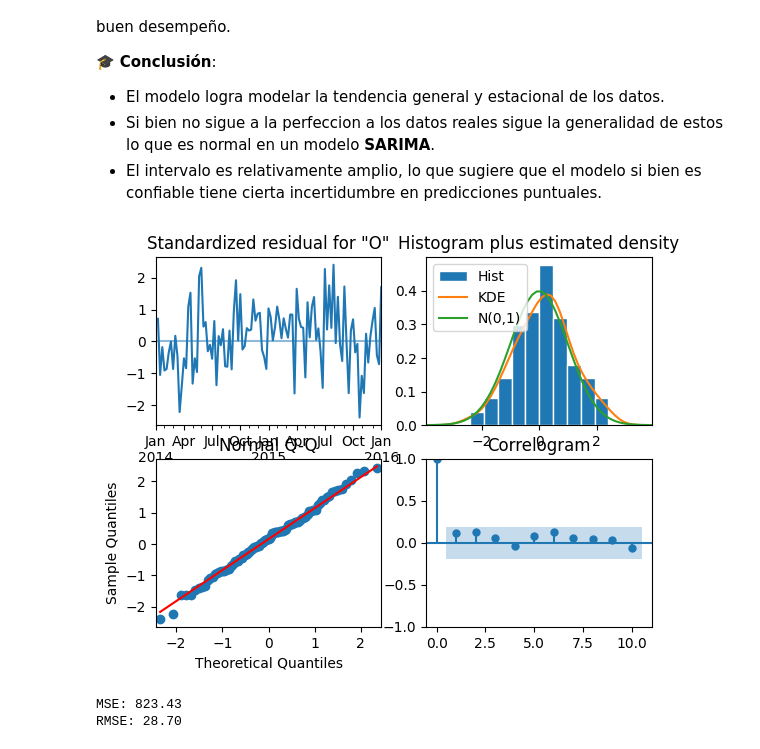
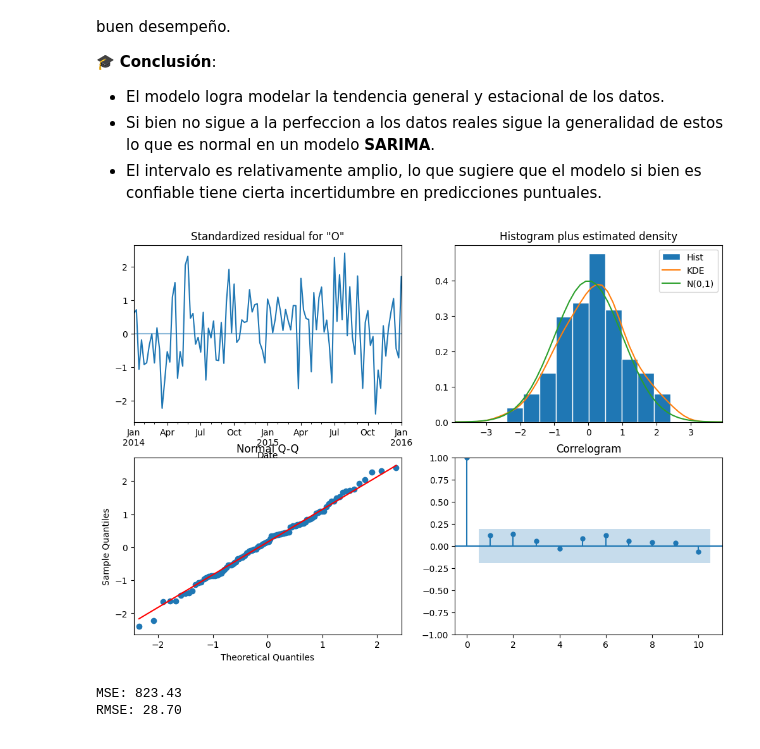
Before and after one commit to LLAES07/Forecasting-SARIMA, a Jupyter notebook: Notebooks/proyect.ipynb, the cells around one changed output. Drawn from its saved outputs; the diff is of its cells as text; code cells hidden in the pictures.

```diff
--- a/Notebooks/proyect.ipynb
+++ b/Notebooks/proyect.ipynb
@@ -733,10 +733,10 @@ En el gráfico se observa que el modelo como en el anterior si bien falla en seg
 - Si bien no sigue a la perfeccion a los datos reales sigue la generalidad de estos lo que es normal en un modelo **SARIMA**.
 - El intervalo es relativamente amplio, lo que sugiere que el modelo si bien es confiable tiene cierta incertidumbre en predicciones puntuales.
 # %%
-results.plot_diagnostics()
+results.plot_diagnostics(figsize=(12, 8))
 plt.show()
 # %% [output]
-[figure, old version]
+[figure, new version]
 # %%
 from sklearn.metrics import mean_squared_error
 
```
